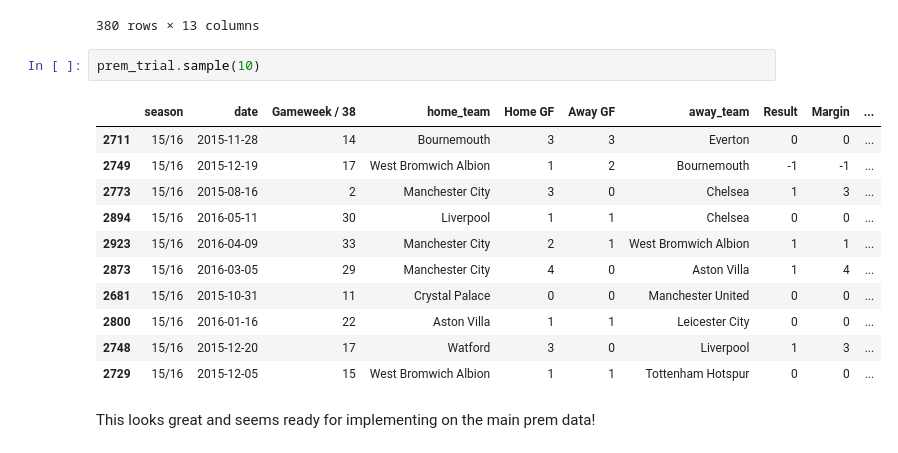
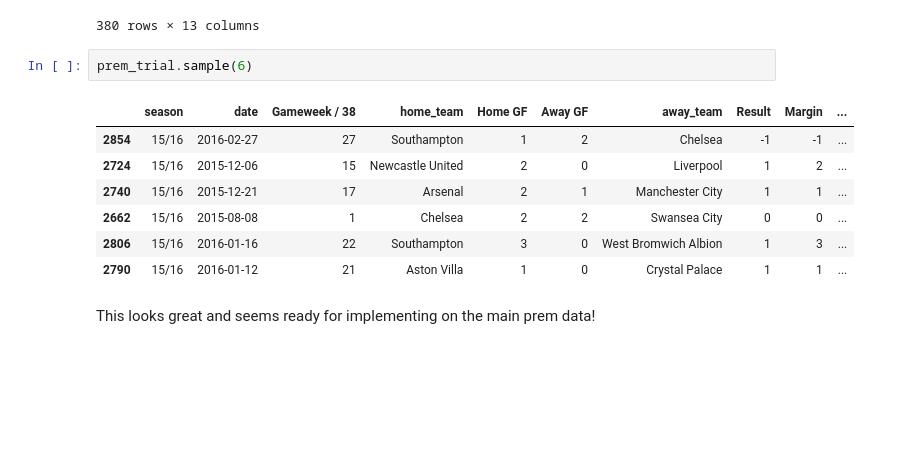
Before and after one commit to tjjdoherty/football-project-mvp, a Jupyter notebook: intro_clean_eda.ipynb, the cells around one changed output. Cells and saved outputs as stored; diff of their text form; blank space fills up the shorter version.

```diff
--- a/intro_clean_eda.ipynb
+++ b/intro_clean_eda.ipynb
@@ -2384,19 +2386,15 @@ Processing season: 15/16...
 | 3039 | 15/16 | 2015-10-17 | 9 | West Bromwich Albion | 1 | 0 | Sunderland | 1 | 1 | ... |
 380 rows × 13 columns
 # %%
-prem_trial.sample(10)
+prem_trial.sample(6)
 # %% [output]
 |  | season | date | Gameweek / 38 | home_team | Home GF | Away GF | away_team | Result | Margin | ... |
-| 2711 | 15/16 | 2015-11-28 | 14 | Bournemouth | 3 | 3 | Everton | 0 | 0 | ... |
-| 2749 | 15/16 | 2015-12-19 | 17 | West Bromwich Albion | 1 | 2 | Bournemouth | -1 | -1 | ... |
-| 2773 | 15/16 | 2015-08-16 | 2 | Manchester City | 3 | 0 | Chelsea | 1 | 3 | ... |
-| 2894 | 15/16 | 2016-05-11 | 30 | Liverpool | 1 | 1 | Chelsea | 0 | 0 | ... |
-| 2923 | 15/16 | 2016-04-09 | 33 | Manchester City | 2 | 1 | West Bromwich Albion | 1 | 1 | ... |
-| 2873 | 15/16 | 2016-03-05 | 29 | Manchester City | 4 | 0 | Aston Villa | 1 | 4 | ... |
-| 2681 | 15/16 | 2015-10-31 | 11 | Crystal Palace | 0 | 0 | Manchester United | 0 | 0 | ... |
-| 2800 | 15/16 | 2016-01-16 | 22 | Aston Villa | 1 | 1 | Leicester City | 0 | 0 | ... |
-| 2748 | 15/16 | 2015-12-20 | 17 | Watford | 3 | 0 | Liverpool | 1 | 3 | ... |
-| 2729 | 15/16 | 2015-12-05 | 15 | West Bromwich Albion | 1 | 1 | Tottenham Hotspur | 0 | 0 | ... |
+| 2854 | 15/16 | 2016-02-27 | 27 | Southampton | 1 | 2 | Chelsea | -1 | -1 | ... |
+| 2724 | 15/16 | 2015-12-06 | 15 | Newcastle United | 2 | 0 | Liverpool | 1 | 2 | ... |
+| 2740 | 15/16 | 2015-12-21 | 17 | Arsenal | 2 | 1 | Manchester City | 1 | 1 | ... |
+| 2662 | 15/16 | 2015-08-08 | 1 | Chelsea | 2 | 2 | Swansea City | 0 | 0 | ... |
+| 2806 | 15/16 | 2016-01-16 | 22 | Southampton | 3 | 0 | West Bromwich Albion | 1 | 3 | ... |
+| 2790 | 15/16 | 2016-01-12 | 21 | Aston Villa | 1 | 0 | Crystal Palace | 1 | 1 | ... |
 # %% [markdown]
 This looks great and seems ready for implementing on the main prem data!
 # %%
```
Also changed, not shown: parts of 60 cells of this notebook.
